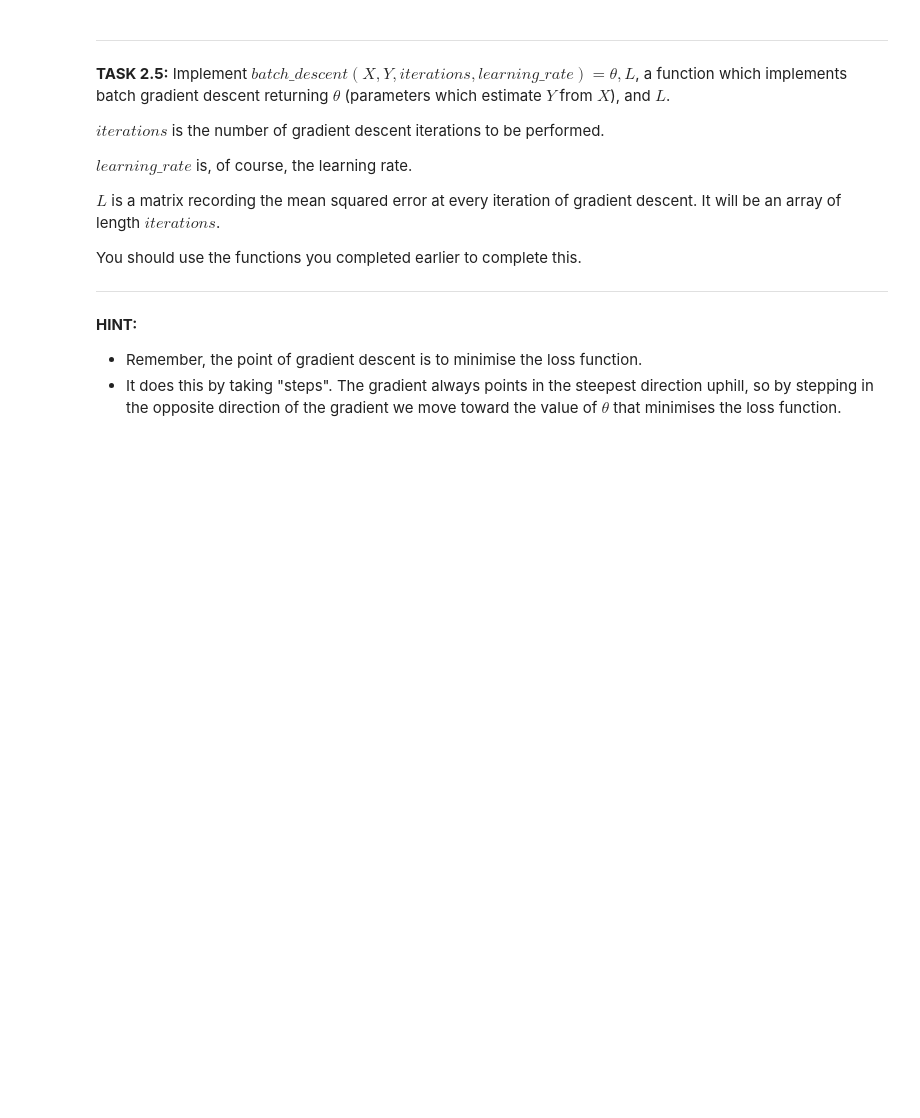
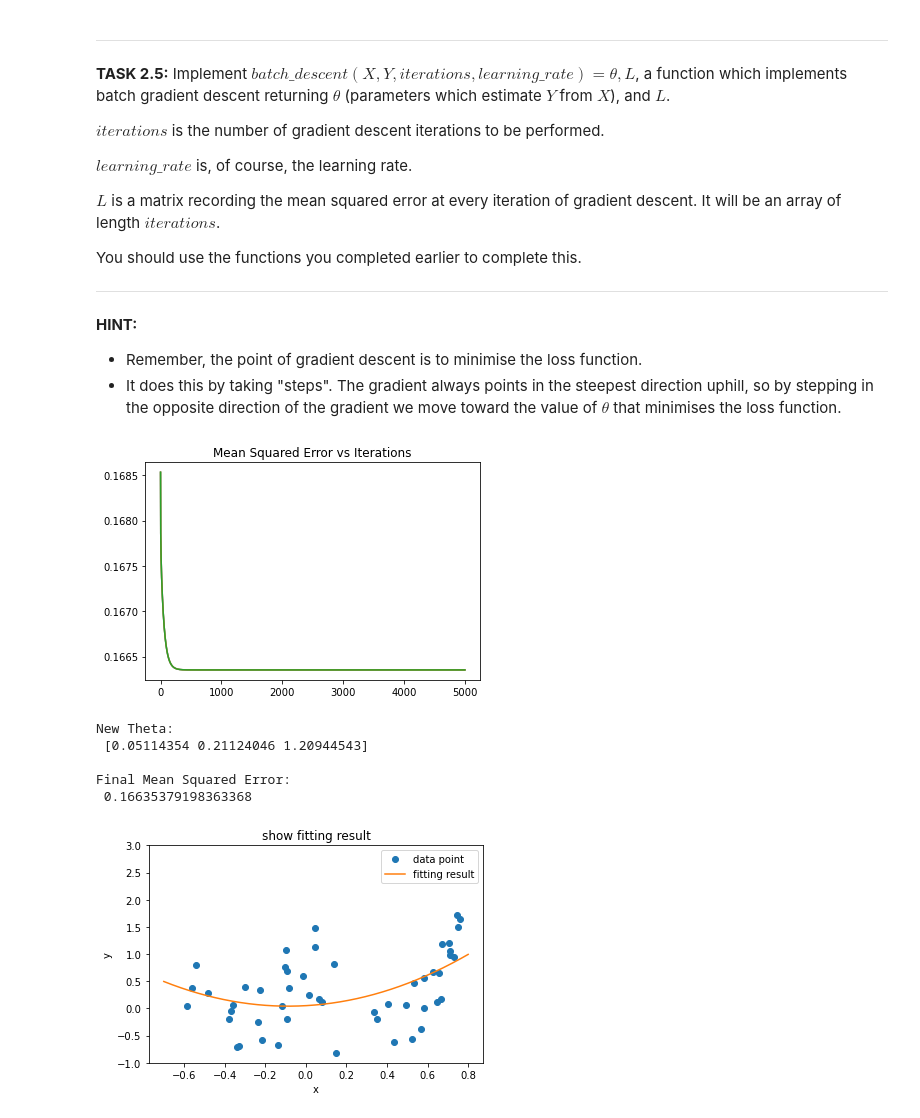
Before and after one commit to CailemCampbell-Lin/comp3670_A2_u6980801, a Jupyter notebook: A2_programming/A2_programming.ipynb, the cells around one changed output. Cells and saved outputs as stored; diff of their text form; code cells hidden in the pictures; blank space fills up the shorter version.

```diff
--- a/A2_programming/A2_programming.ipynb
+++ b/A2_programming/A2_programming.ipynb
@@ -586,9 +639,8 @@ print(theta)
 # %%
 def ms_error(X, theta, y):
     # YOUR CODE HERE
-    N = X.shape[0]
-
-    res = 1/N * np.linalg.norm(y - X@theta)
+    m = X.shape[0]
+    res =  np.linalg.norm(X@theta - y)**2 / (2*m)
     return res
 
 print(ms_error(X_train, theta, y_train))
@@ -609,6 +661,8 @@ print(ms_error(X_train, theta, y_train))
 # %%
 def grad(X, theta, Y):
     # YOUR CODE HERE
-    pass
+    m = X.shape[0]
+    return 1/(2*m) * (-2 * Y.T@X + 2 * theta@X.T@X)
+
 
 print(grad(X_train, theta, y_train))
@@ -633,31 +689,45 @@ You should use the functions you completed earlier to complete this.
 # %%
 def batch_descent(X, Y, iterations, learning_rate):
     # YOUR CODE HERE
-    pass
+    theta = initialise_parameters(X.shape[1])
+    m = len(theta)
+    L = np.zeros((iterations, m))
+    for i in range(iterations):
+        theta -= learning_rate*grad(X,theta,Y).T
+        L[i,:] = ms_error(X,theta,Y)
+    return theta, L
 
 
 #REPORTING CODE. YOU MAY NEED TO MODIFY THE LEARNING RATE OR NUMBER OF ITERATIONS
 new_theta, L = batch_descent(X_train, y_train, 5000, 0.5)
 plt.plot(L)
 plt.title('Mean Squared Error vs Iterations')
 plt.show()
 print('New Theta: \n', new_theta)
 print('\nFinal Mean Squared Error: \n', ms_error(X_train, new_theta, y_train))
 
 def get_prediction(X,theta):
     pred = X@theta
     return pred
 
 x_fit = np.linspace(-0.7, 0.8, 1000)
 X_fit = get_polynomial_features(x_fit,degree=2)
 pred_y_train = get_prediction(X_fit,new_theta)
 
 # plot results
 plt.plot(x_train,y_train,'o',label='data point')
 plt.plot(x_fit,pred_y_train,label='fitting result')
 plt.legend()
 plt.xlabel('x')
 plt.ylabel('y')
 plt.title('show fitting result')
 plt.ylim([-1,3])
 plt.show()
+# %% [output]
+[figure, added]
+New Theta:
+ [0.05114354 0.21124046 1.20944543]
+
+Final Mean Squared Error:
+ 0.16635379198363368
+[figure, added]
```
Also changed, not shown: parts of 11 cells of this notebook.
